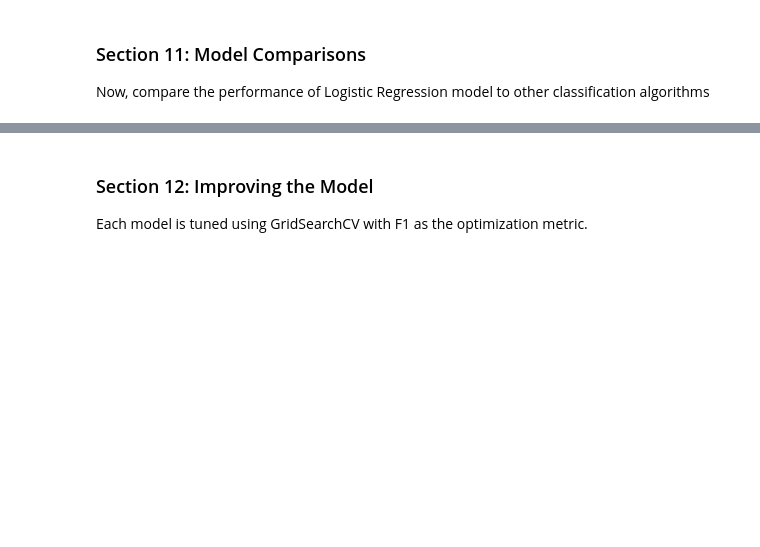
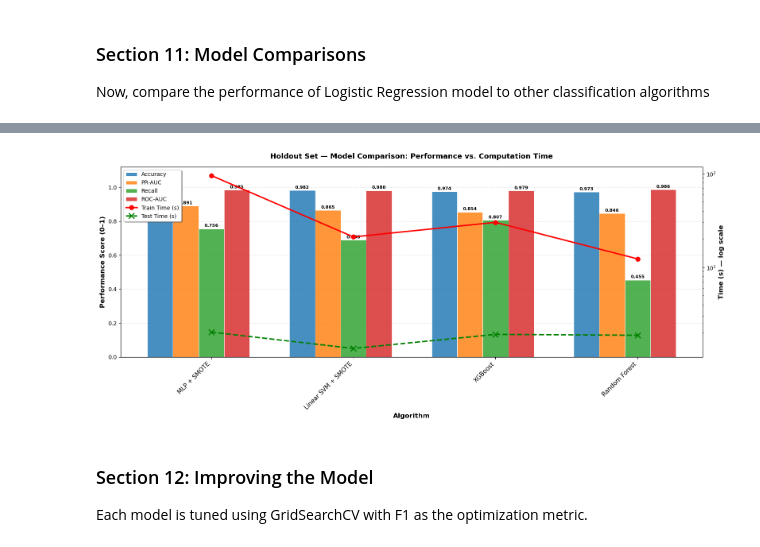
Before and after one commit to antaerus/fluffy-goggles, a Jupyter notebook: exploratory_data_analysis.ipynb, the cells around one changed output, grey strips where cells are left out. Drawn from its saved outputs; the diff is of its cells as text; code cells hidden in the pictures; blank space fills up the shorter version.

```diff
--- a/exploratory_data_analysis.ipynb
+++ b/exploratory_data_analysis.ipynb
@@ -897,6 +1068,10 @@ holdout_df
 | 1 | Linear SVM + SMOTE | 0.981963 | 0.919308 | 0.688343 | 0.786970 | 0.980716 | 0.980427 | 0.864939 | ... |
 | 2 | XGBoost | 0.973574 | 0.698164 | 0.806673 | 0.747890 | 0.974512 | 0.978804 | 0.854053 | ... |
 | 3 | Random Forest | 0.972735 | 0.964682 | 0.454530 | 0.616332 | 0.967962 | 0.985525 | 0.846138 | ... |
+# %%
+visualize_metrics_graph(holdout_df, 'holdout_models')
+# %% [output]
+[figure, added]
 # %% [markdown]
 ### Section 12: Improving the Model
 
```
Also changed, not shown: parts of 23 cells of this notebook, 9 other files.
